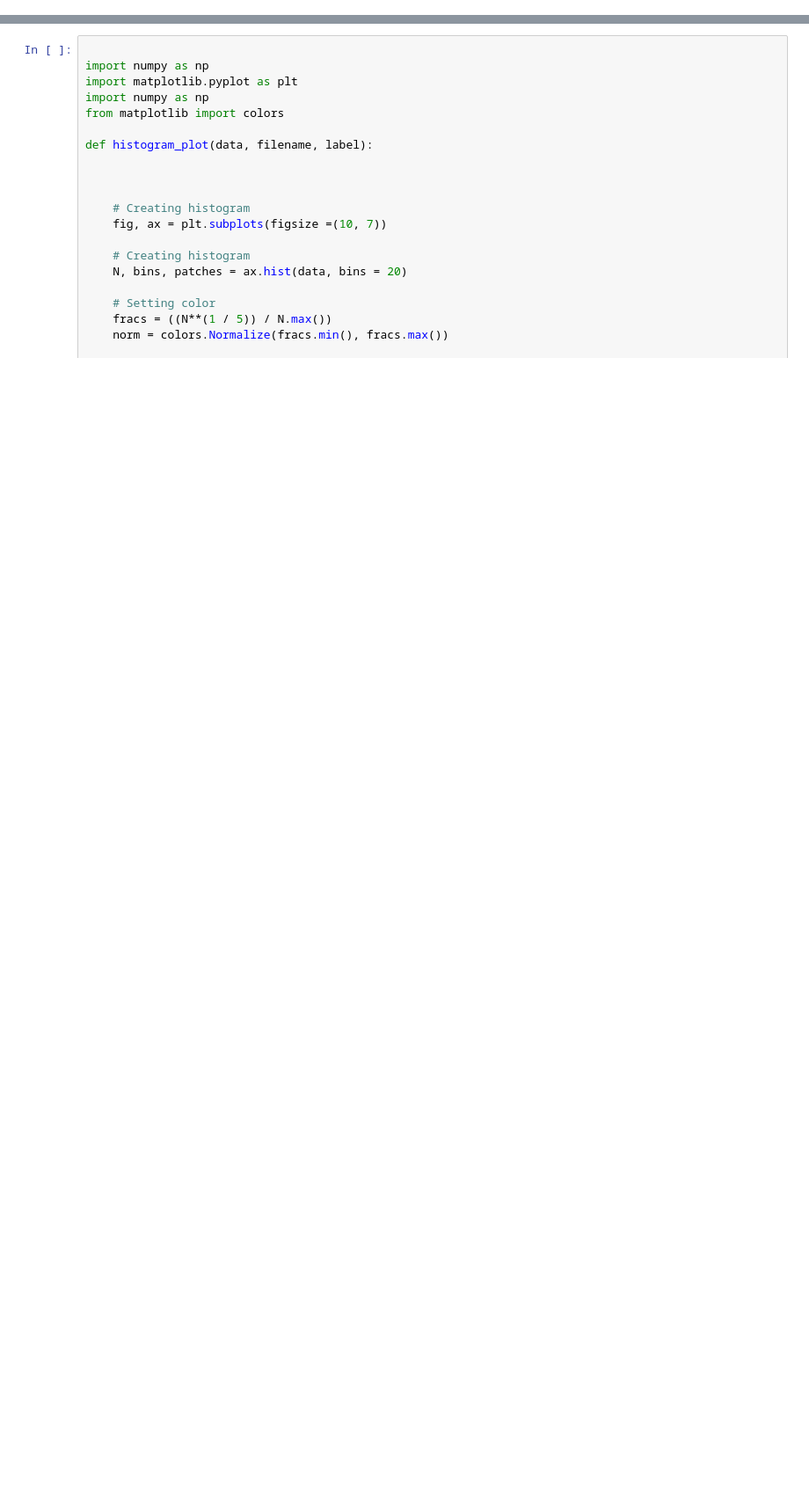
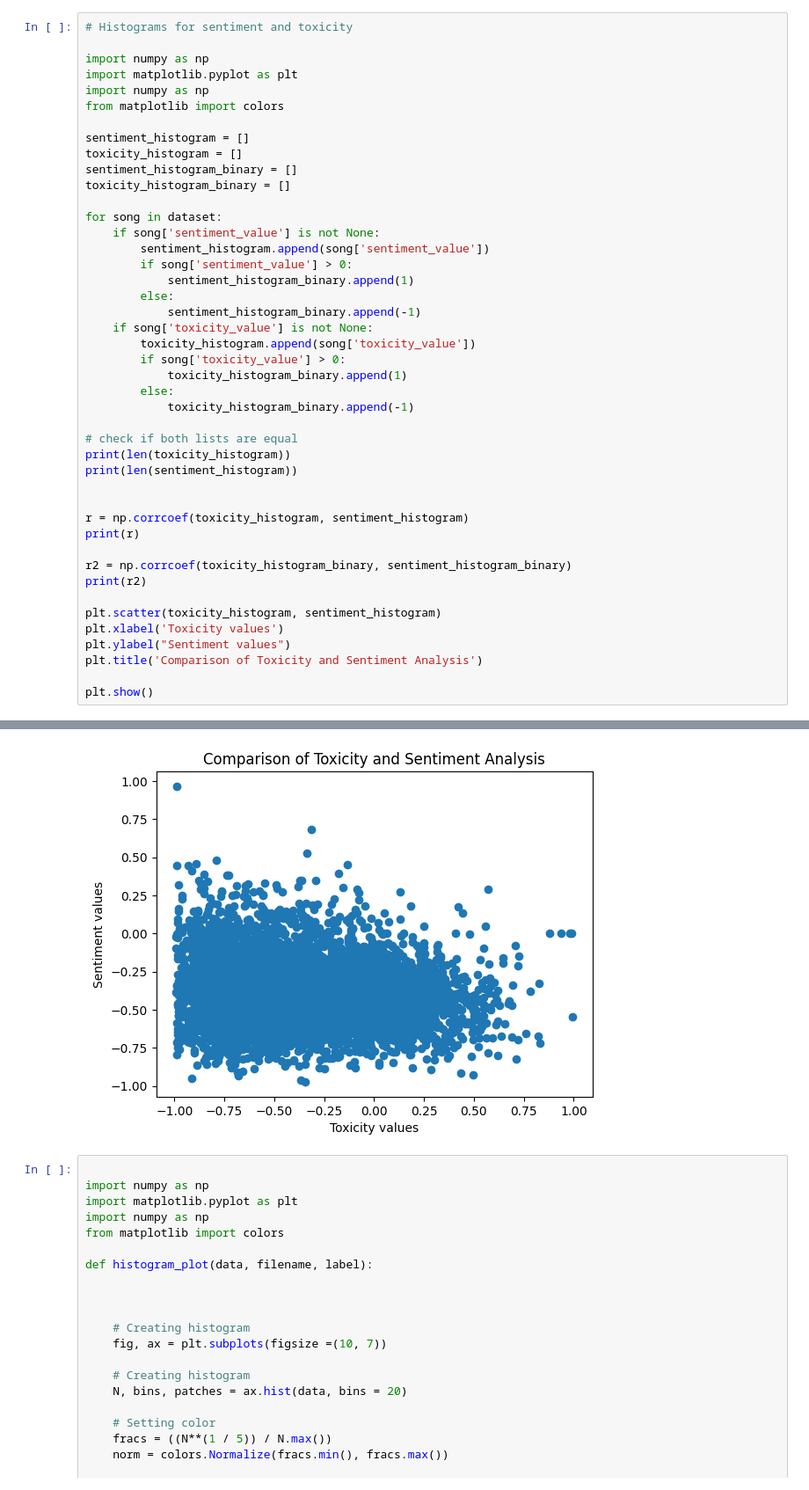
Before and after one commit to gsindlinger/IDSTA-Text-Miners, a Jupyter notebook: Project/Server/Pipeline/Analysis/Report.ipynb, the cells around one changed output, grey strips where cells are left out. Shown: that part at 88% size. Saved outputs shown, nothing was run; the diff lists cells and outputs as text; blank space fills up the shorter version.

```diff
--- a/Project/Server/Pipeline/Analysis/Report.ipynb
+++ b/Project/Server/Pipeline/Analysis/Report.ipynb
@@ -16,0 +63,45 @@ for song in dataset:
+# %%
+# Histograms for sentiment and toxicity
+
+import numpy as np
+import matplotlib.pyplot as plt
+import numpy as np
+from matplotlib import colors
+
+sentiment_histogram = []
+toxicity_histogram = []
+sentiment_histogram_binary = []
+toxicity_histogram_binary = []
+
+for song in dataset:
+    if song['sentiment_value'] is not None:
+        sentiment_histogram.append(song['sentiment_value'])
+        if song['sentiment_value'] > 0:
+            sentiment_histogram_binary.append(1)
+        else:
+            sentiment_histogram_binary.append(-1)
+    if song['toxicity_value'] is not None:
+        toxicity_histogram.append(song['toxicity_value'])
+        if song['toxicity_value'] > 0:
+            toxicity_histogram_binary.append(1)
+        else:
+            toxicity_histogram_binary.append(-1)
+
+# check if both lists are equal
+print(len(toxicity_histogram))
+print(len(sentiment_histogram))
+
+
+r = np.corrcoef(toxicity_histogram, sentiment_histogram)
+print(r)
+
+r2 = np.corrcoef(toxicity_histogram_binary, sentiment_histogram_binary)
+print(r2)
+
+plt.scatter(toxicity_histogram, sentiment_histogram)
+plt.xlabel('Toxicity values')
+plt.ylabel("Sentiment values")
+plt.title('Comparison of Toxicity and Sentiment Analysis')
+
+plt.show()
+# %% [output]
@@ -17,3 +114,4 @@ for song in dataset:
+[figure, added]
 # %%
 
 import numpy as np
```
Also changed, not shown: parts of 6 cells of this notebook, 5 other files.
